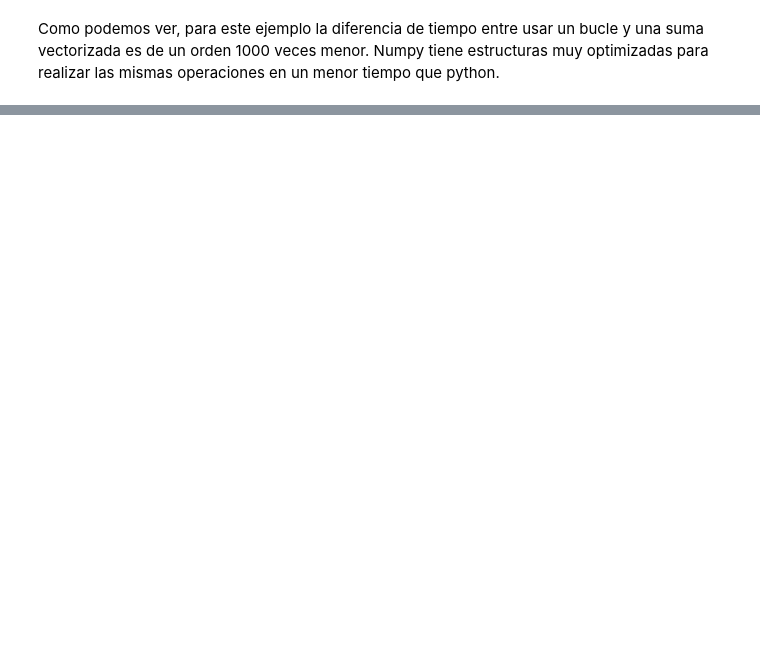
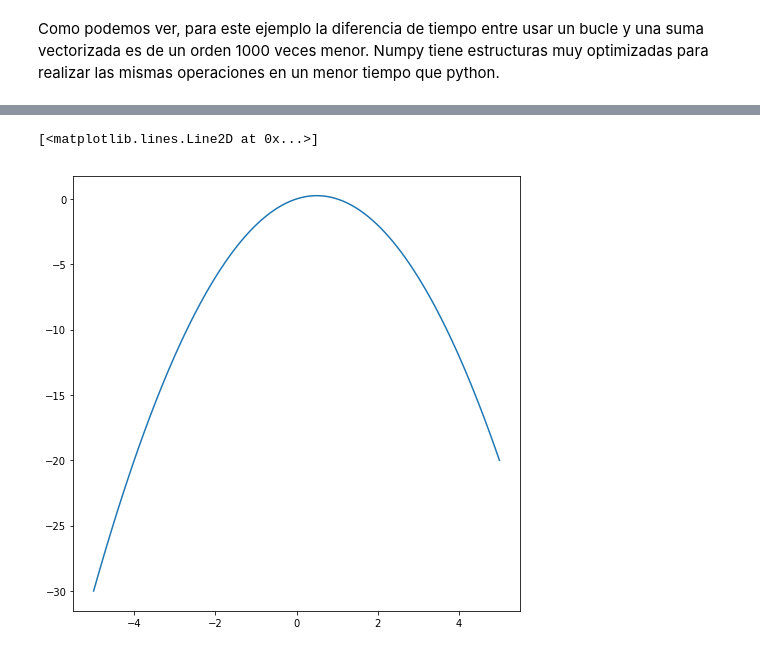
Before and after one commit to LuisEduardoCantero/Data_Science_in_Cosmology, a Jupyter notebook: Semana1/Ejercicio_2.ipynb, the cells around one changed output, grey strips where cells are left out. Drawn from its saved outputs; the diff is of its cells as text; code cells hidden in the pictures; blank space fills up the shorter version.

```diff
--- a/Semana1/Ejercicio_2.ipynb
+++ b/Semana1/Ejercicio_2.ipynb
@@ -119,0 +134,6 @@ Como podemos ver, para este ejemplo la diferencia de tiempo entre usar un bucle
+# %%
+# Derivada de la Sigmoide
+plt.plot(_x, sigm[1](_x))
+# %% [output]
+[<matplotlib.lines.Line2D at 0x...>]
+[figure, added]
```
Also changed, not shown: parts of 13 cells of this notebook, 1 other file.
